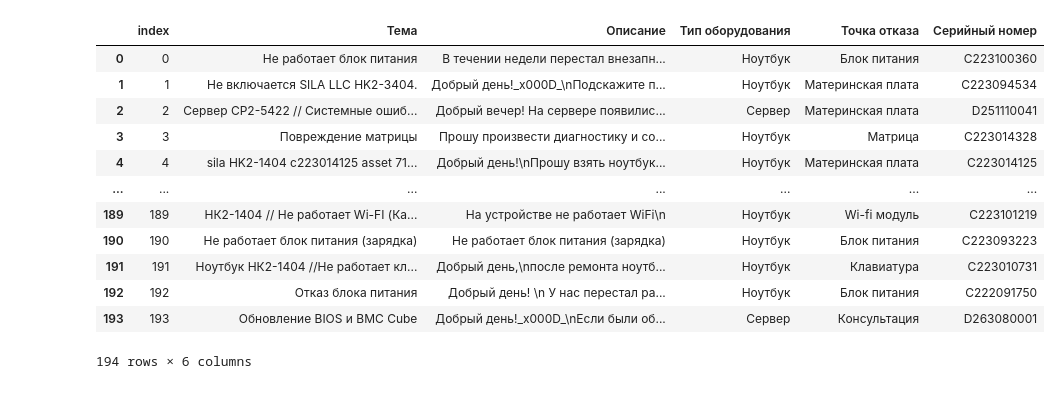
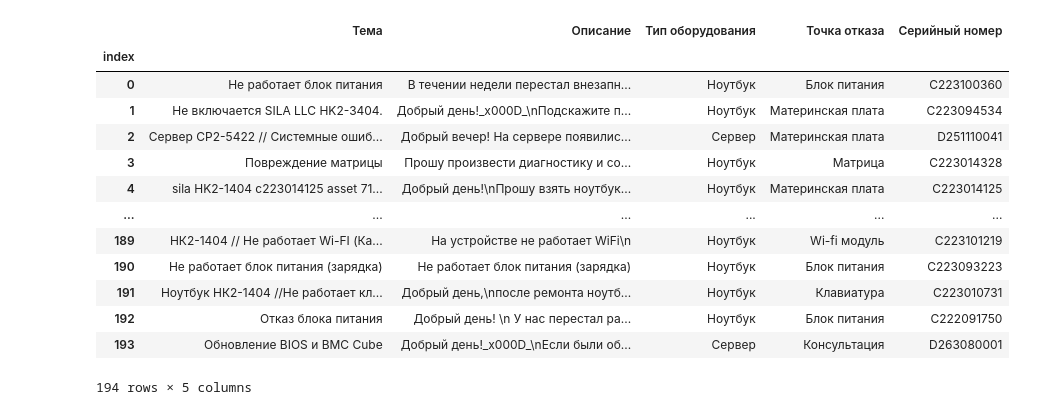
Before and after one commit to ZotovNikita/dispatching-requests, a Jupyter notebook: modeling/eda.ipynb, the cells around one changed output. Saved outputs shown, nothing was run; the diff lists cells and outputs as text; code cells hidden in the pictures.

Commit message:
add clear data

```diff
--- a/modeling/eda.ipynb
+++ b/modeling/eda.ipynb
@@ -1,20 +1,21 @@
 # %%
 import pandas as pd
 # %%
-data = pd.read_csv("../data/train_data.csv", encoding="utf-8")
+data = pd.read_csv("../data/train_data.csv", encoding="utf-8", index_col='index')
 
 data
 # %% [output]
-|  | index | Тема | Описание | Тип оборудования | Точка отказа | Серийный номер |
-| 0 | 0 | Не работает блок питания | В течении недели перестал внезапн... | Ноутбук | Блок питания | C223100360 |
-| 1 | 1 | Не включается SILA LLC HK2-3404. | Добрый день!_x000D_\nПодскажите п... | Ноутбук | Материнская плата | C223094534 |
-| 2 | 2 | Сервер СР2-5422 // Системные ошиб... | Добрый вечер! На сервере появилис... | Сервер | Материнская плата | D251110041 |
-| 3 | 3 | Повреждение матрицы | Прошу произвести диагностику и со... | Ноутбук | Матрица | C223014328 |
-| 4 | 4 | sila HK2-1404 c223014125 asset 71... | Добрый день!\nПрошу взять ноутбук... | Ноутбук | Материнская плата | C223014125 |
-| ... | ... | ... | ... | ... | ... | ... |
-| 189 | 189 | НК2-1404 // Не работает Wi-FI (Ка... | На устройстве не работает WiFi\n | Ноутбук | Wi-fi модуль | C223101219 |
-| 190 | 190 | Не работает блок питания (зарядка) | Не работает блок питания (зарядка) | Ноутбук | Блок питания | С223093223 |
-| 191 | 191 | Ноутбук НК2-1404 //Не работает кл... | Добрый день,\nпосле ремонта ноутб... | Ноутбук | Клавиатура | С223010731 |
-| 192 | 192 | Отказ блока питания | Добрый день! \n У нас перестал ра... | Ноутбук | Блок питания | C222091750 |
-| 193 | 193 | Обновление BIOS и BMC Cube | Добрый день!_x000D_\nЕсли были об... | Сервер | Консультация | D263080001 |
+|  | Тема | Описание | Тип оборудования | Точка отказа | Серийный номер |
+| index |  |  |  |  |  |
+| 0 | Не работает блок питания | В течении недели перестал внезапн... | Ноутбук | Блок питания | C223100360 |
+| 1 | Не включается SILA LLC HK2-3404. | Добрый день!_x000D_\nПодскажите п... | Ноутбук | Материнская плата | C223094534 |
+| 2 | Сервер СР2-5422 // Системные ошиб... | Добрый вечер! На сервере появилис... | Сервер | Материнская плата | D251110041 |
+| 3 | Повреждение матрицы | Прошу произвести диагностику и со... | Ноутбук | Матрица | C223014328 |
+| 4 | sila HK2-1404 c223014125 asset 71... | Добрый день!\nПрошу взять ноутбук... | Ноутбук | Материнская плата | C223014125 |
+| ... | ... | ... | ... | ... | ... |
+| 189 | НК2-1404 // Не работает Wi-FI (Ка... | На устройстве не работает WiFi\n | Ноутбук | Wi-fi модуль | C223101219 |
+| 190 | Не работает блок питания (зарядка) | Не работает блок питания (зарядка) | Ноутбук | Блок питания | С223093223 |
+| 191 | Ноутбук НК2-1404 //Не работает кл... | Добрый день,\nпосле ремонта ноутб... | Ноутбук | Клавиатура | С223010731 |
+| 192 | Отказ блока питания | Добрый день! \n У нас перестал ра... | Ноутбук | Блок питания | C222091750 |
+| 193 | Обновление BIOS и BMC Cube | Добрый день!_x000D_\nЕсли были об... | Сервер | Консультация | D263080001 |
-194 rows × 6 columns
+194 rows × 5 columns
```
Also changed, not shown: parts of 14 cells of this notebook, 2 other files.
